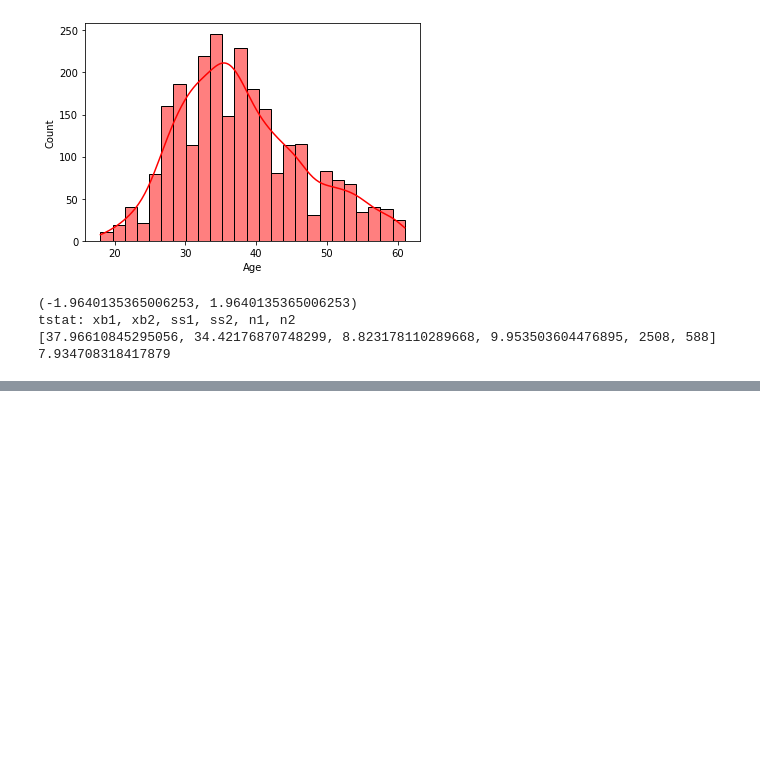
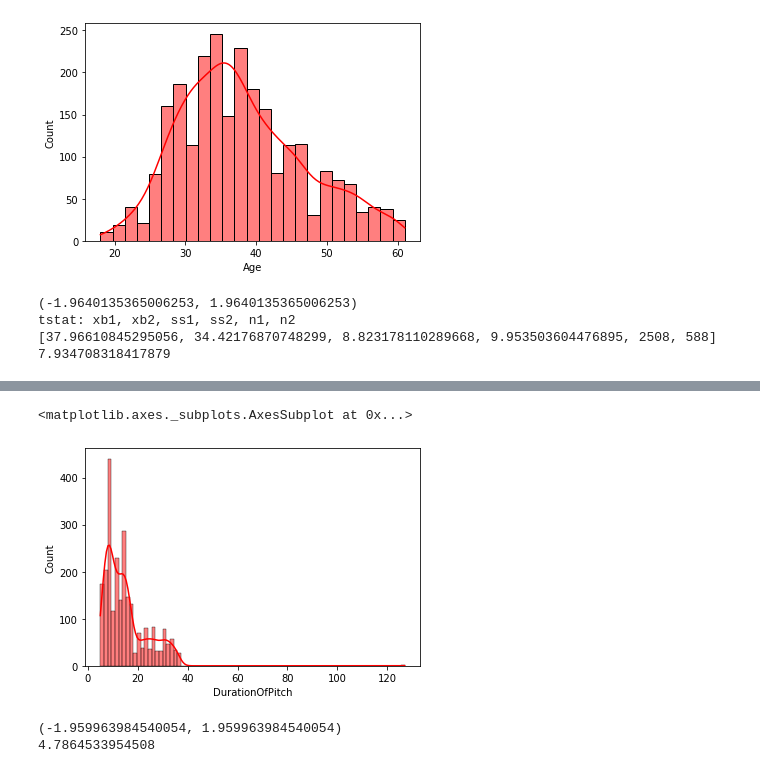
Before and after one commit to KyLarson-Research/tourism, a Jupyter notebook: tourism.ipynb, the cells around one changed output, grey strips where cells are left out. Drawn from its saved outputs; the diff is of its cells as text; code cells hidden in the pictures; blank space fills up the shorter version.

```diff
--- a/tourism.ipynb
+++ b/tourism.ipynb
@@ -214,0 +263,23 @@ tstat: xb1, xb2, ss1, ss2, n1, n2
+# %%
+sns.histplot(df_prodtaken_n['DurationOfPitch'], kde=True, color='red')
+# %% [output]
+<matplotlib.axes._subplots.AxesSubplot at 0x...>
+[figure, added]
+# %%
+#DurationOfPitch
+#The two prop z can be used on DurationOfPitch, npq>10 and binomial situation is '<20' success,
+# with '>=20' fail
+#H0 : prop DurationOfPitch is the same between package status
+#H1 : prop DurationOfPitch different between package status
+# significance = .05
+DoP = 'DurationOfPitch'
+nDoP_isunder20, nDoP_isntunder20 = [x for _, x in df_prodtaken_n.groupby(df_prodtaken_n[DoP] >= 20)]
+nencode_DoP = [1]*len(nDoP_isunder20[DoP])
+nencode_DoP.extend([0]*len(nDoP_isntunder20))
+yDoP_isunder20, yDoP_isntunder20 = [x for _, x in df_prodtaken_y.groupby(df_prodtaken_y[DoP] >= 20)]
+yencode_DoP = [1]*len(yDoP_isunder20[DoP])
+yencode_DoP.extend([0]*len(yDoP_isntunder20))
+twoprop_twotail_z(nencode_DoP, yencode_DoP, .05)
+# %% [output]
+(-1.959963984540054, 1.959963984540054)
+4.7864533954508
```
Also changed, not shown: parts of 28 cells of this notebook.
